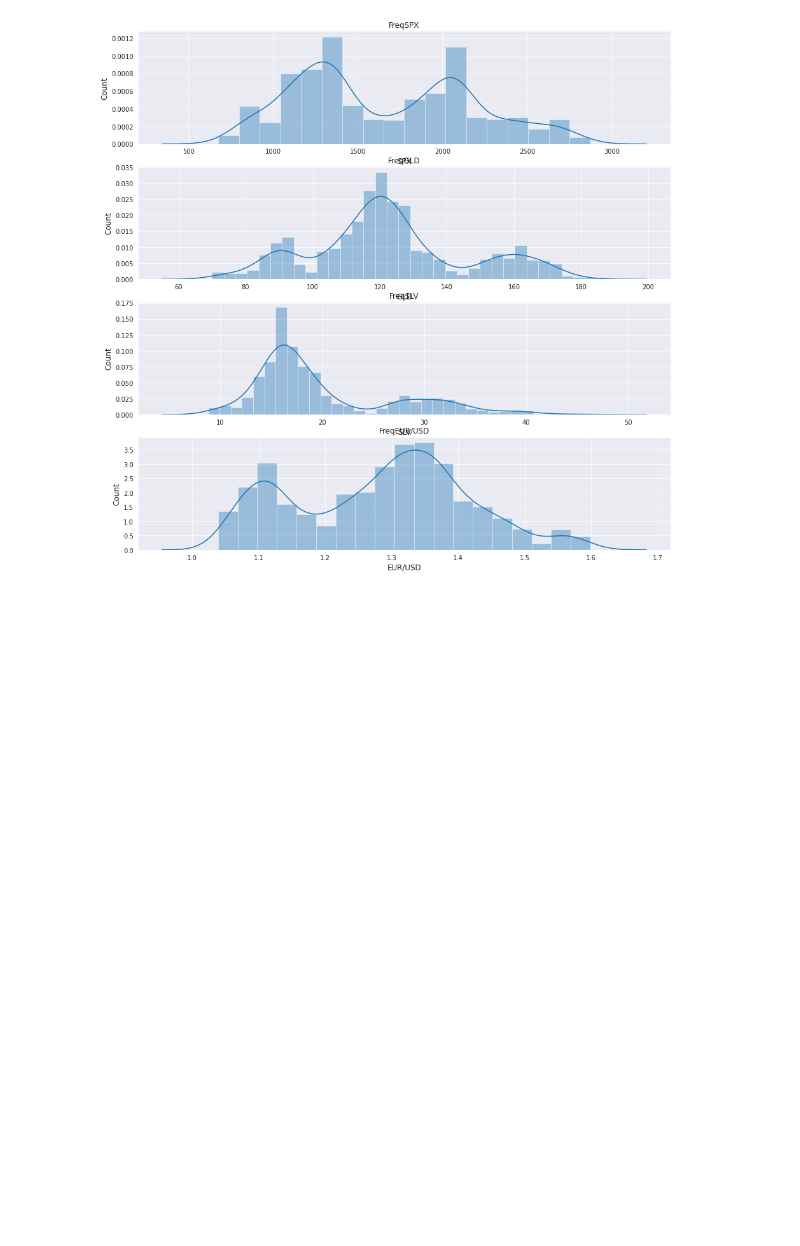
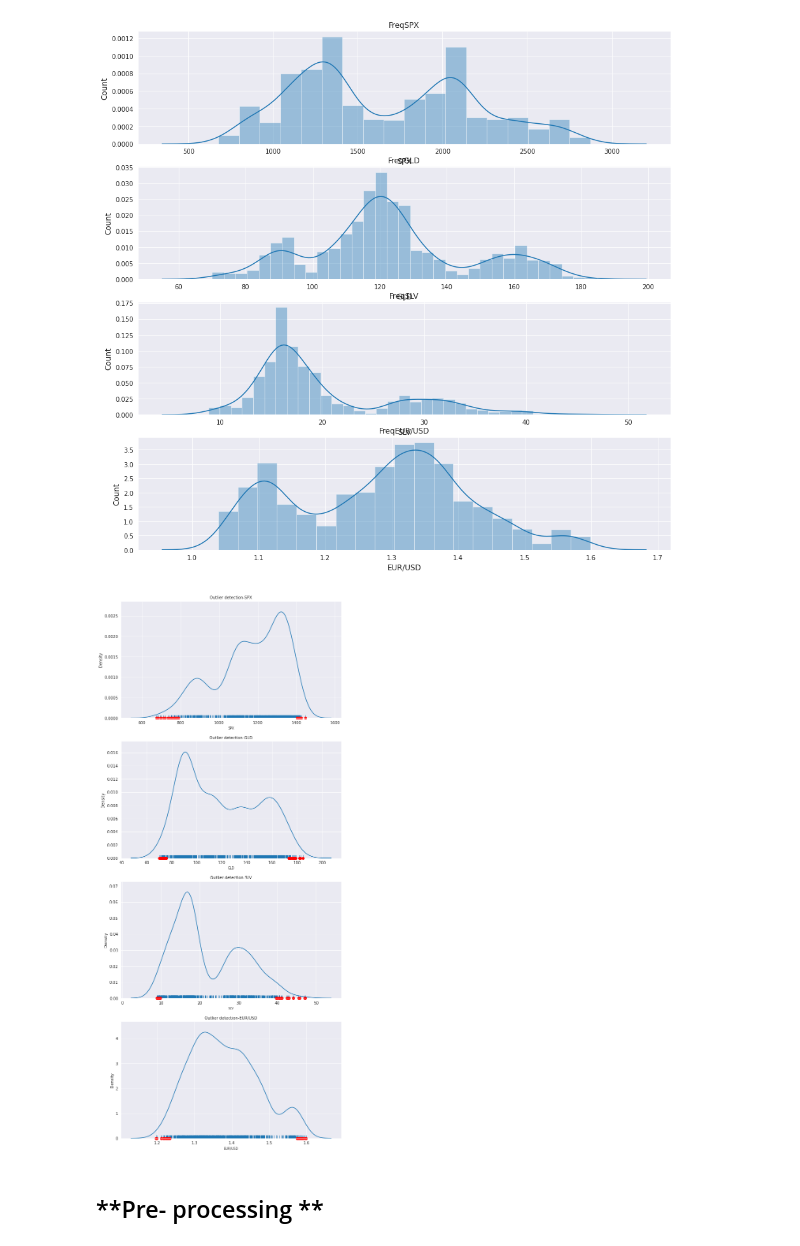
Before and after one commit to yubrajt/GoldPricePrediction, a Jupyter notebook: GoldPricePrediction.ipynb, the cells around one changed output. Drawn from its saved outputs; the diff is of its cells as text; code cells hidden in the pictures; blank space fills up the shorter version.

```diff
--- a/GoldPricePrediction.ipynb
+++ b/GoldPricePrediction.ipynb
@@ -163,3 +163,28 @@ for i , col_val in enumerate(col_names):
 plt.show()
 # %% [output]
 [figure]
+# %%
+def percentile_based_outlier(data,threshold=95):
+  diff=(100- threshold)/2
+  minval , maxval = np.percentile(data,[diff,100-diff])
+  return(data<minval)| (data>maxval)
+
+col_names=['SPX','GLD','SLV','EUR/USD']
+fig,ax = plt.subplots(len(col_names),figsize=(10,25))
+
+for i , col_val in enumerate(col_names):
+  x= data[col_val][:1000]
+  sns.distplot(x,ax=ax[i],rug= True, hist = False)
+  outliers = x[percentile_based_outlier(x)]
+  ax[i].plot(outliers,np.zeros_like(outliers),'ro',clip_on=False)
+
+
+
+  ax[i].set_title("Outlier detection-{}".format(col_val),fontsize=10)
+  ax[i].set_xlabel(col_val,fontsize=8)
+
+plt.show()
+# %% [output]
+[figure, added]
+# %% [markdown]
+## **Pre- processing **
```
Also changed, not shown: parts of 1 cell of this notebook.
